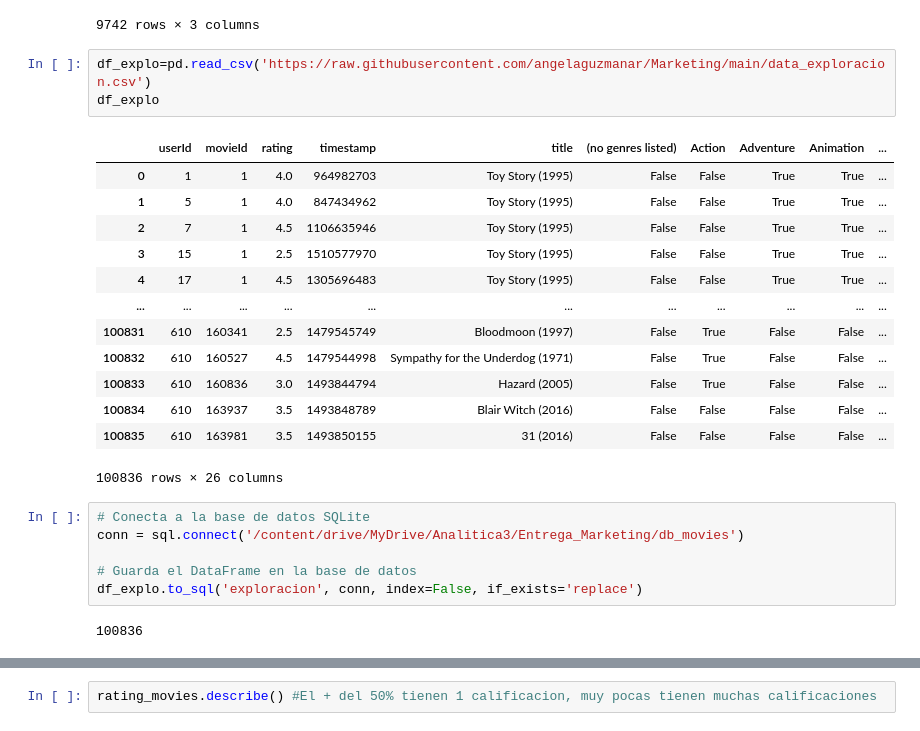
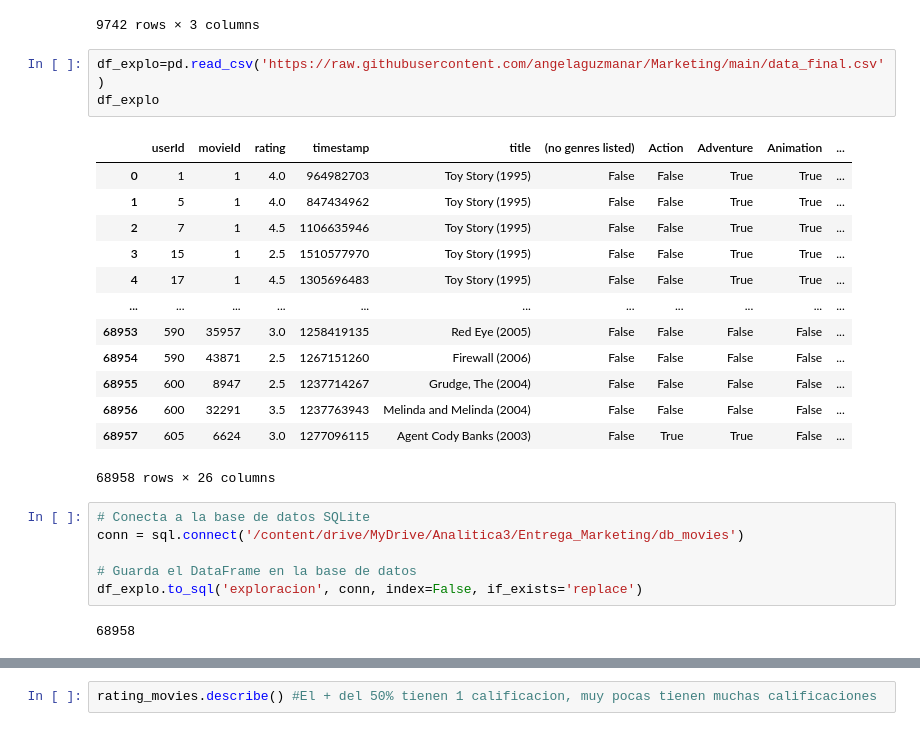
Before and after one commit to angelaguzmanar/Marketing, a Jupyter notebook: Explorción_de_datos_M.ipynb, the cells around one changed output, grey strips where cells are left out. Cells and saved outputs as stored; diff of their text form.

```diff
--- a/Explorción_de_datos_M.ipynb
+++ b/Explorción_de_datos_M.ipynb
@@ -82,22 +89,22 @@ dfmovies
 | 9741 | 193609 | Andrew Dice Clay: Dice Rules (1991) | Comedy |
 9742 rows × 3 columns
 # %%
-df_explo=pd.read_csv('https://raw.githubusercontent.com/angelaguzmanar/Marketing/main/data_exploracion.csv')
+df_explo=pd.read_csv('https://raw.githubusercontent.com/angelaguzmanar/Marketing/main/data_final.csv')
 df_explo
 # %% [output]
 |  | userId | movieId | rating | timestamp | title | (no genres listed) | Action | Adventure | Animation | ... |
 | 0 | 1 | 1 | 4.0 | 964982703 | Toy Story (1995) | False | False | True | True | ... |
 | 1 | 5 | 1 | 4.0 | 847434962 | Toy Story (1995) | False | False | True | True | ... |
 | 2 | 7 | 1 | 4.5 | 1106635946 | Toy Story (1995) | False | False | True | True | ... |
 | 3 | 15 | 1 | 2.5 | 1510577970 | Toy Story (1995) | False | False | True | True | ... |
 | 4 | 17 | 1 | 4.5 | 1305696483 | Toy Story (1995) | False | False | True | True | ... |
 | ... | ... | ... | ... | ... | ... | ... | ... | ... | ... | ... |
-| 100831 | 610 | 160341 | 2.5 | 1479545749 | Bloodmoon (1997) | False | True | False | False | ... |
-| 100832 | 610 | 160527 | 4.5 | 1479544998 | Sympathy for the Underdog (1971) | False | True | False | False | ... |
-| 100833 | 610 | 160836 | 3.0 | 1493844794 | Hazard (2005) | False | True | False | False | ... |
-| 100834 | 610 | 163937 | 3.5 | 1493848789 | Blair Witch (2016) | False | False | False | False | ... |
-| 100835 | 610 | 163981 | 3.5 | 1493850155 | 31 (2016) | False | False | False | False | ... |
+| 68953 | 590 | 35957 | 3.0 | 1258419135 | Red Eye (2005) | False | False | False | False | ... |
+| 68954 | 590 | 43871 | 2.5 | 1267151260 | Firewall (2006) | False | False | False | False | ... |
+| 68955 | 600 | 8947 | 2.5 | 1237714267 | Grudge, The (2004) | False | False | False | False | ... |
+| 68956 | 600 | 32291 | 3.5 | 1237763943 | Melinda and Melinda (2004) | False | False | False | False | ... |
+| 68957 | 605 | 6624 | 3.0 | 1277096115 | Agent Cody Banks (2003) | False | True | True | False | ... |
-100836 rows × 26 columns
+68958 rows × 26 columns
 # %%
 # Conecta a la base de datos SQLite
 conn = sql.connect('/content/drive/MyDrive/Analitica3/Entrega_Marketing/db_movies')
@@ -105,5 +112,5 @@ conn = sql.connect('/content/drive/MyDrive/Analitica3/Entrega_Marketing/db_movie
 # Guarda el DataFrame en la base de datos
 df_explo.to_sql('exploracion', conn, index=False, if_exists='replace')
 # %% [output]
-100836
+68958
 # %%
```
Also changed, not shown: parts of 14 cells of this notebook.
